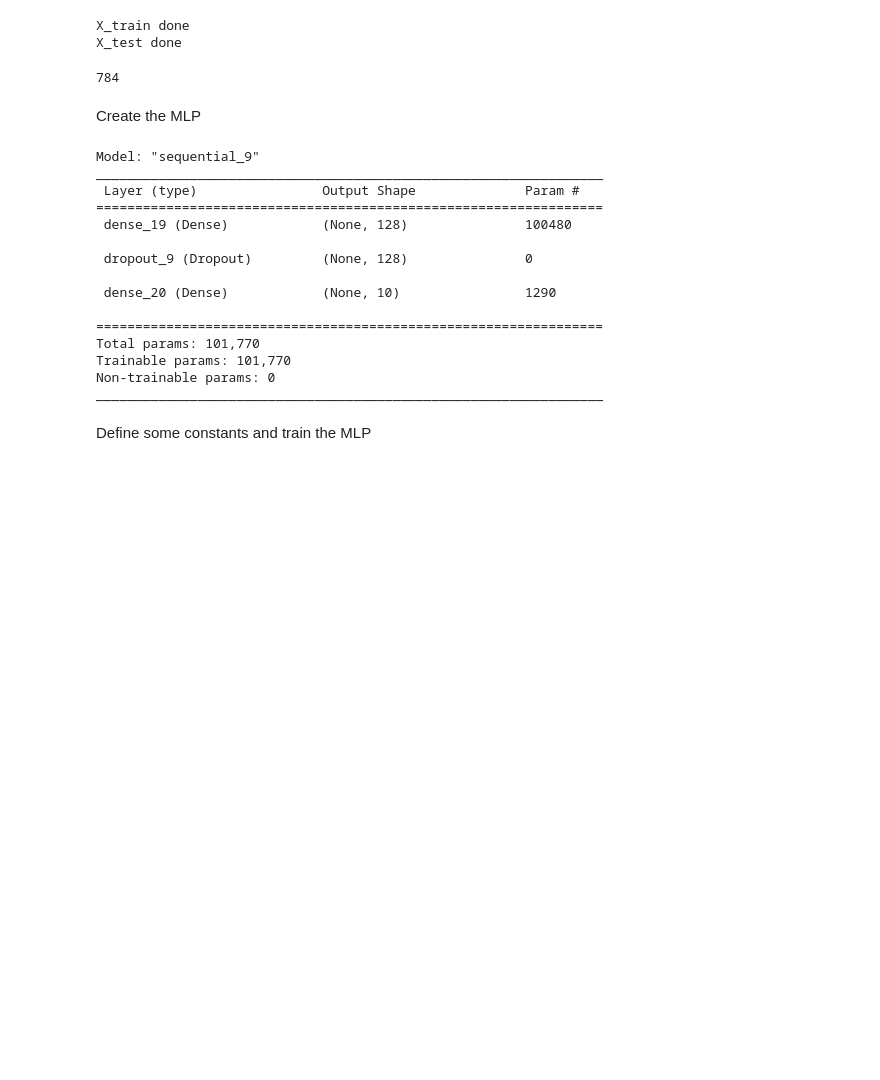
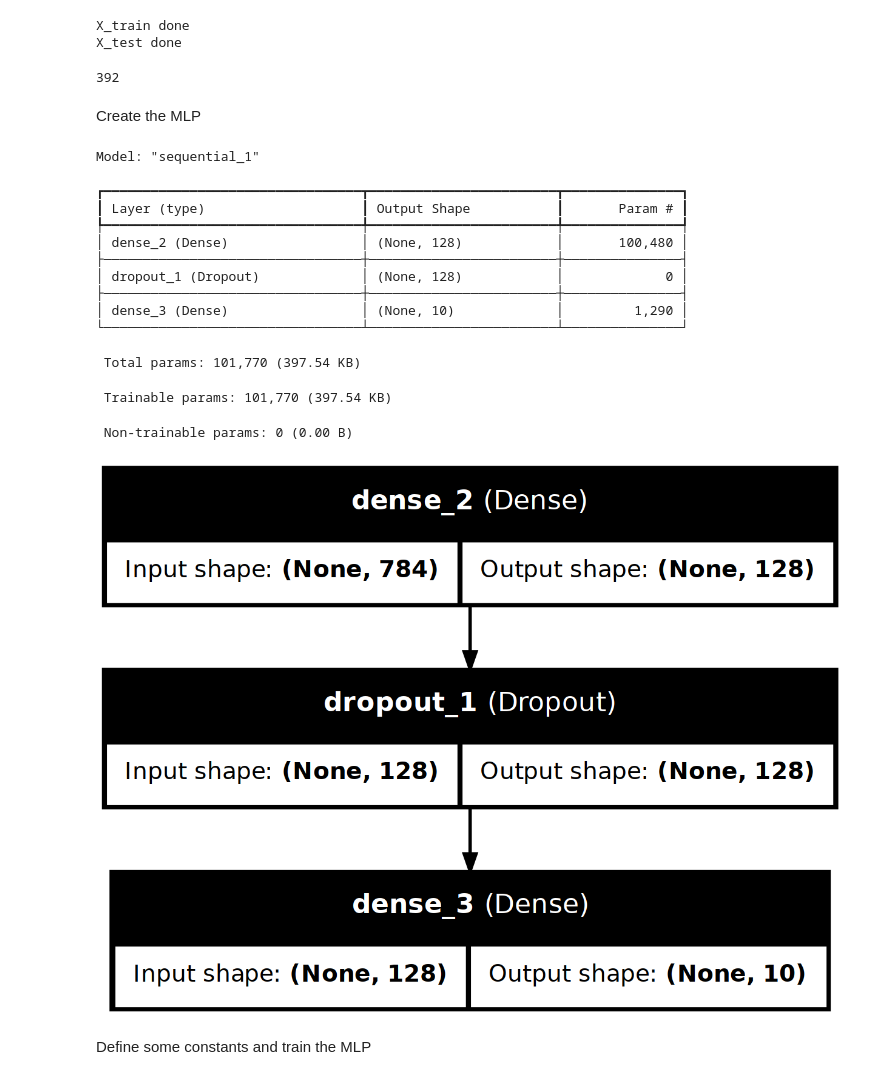
Before and after one commit to Sainane/PW4_ARN, a Jupyter notebook: MLP_from_HOG.ipynb, the cells around one changed output. Drawn from its saved outputs; the diff is of its cells as text; code cells hidden in the pictures; blank space fills up the shorter version.

```diff
--- a/MLP_from_HOG.ipynb
+++ b/MLP_from_HOG.ipynb
@@ -49,7 +49,7 @@ Y_test = to_categorical(y_test, n_classes)
 ### An example of how to compute the histogram of gradients
 Let's compute the HOG for one image in the test dataset
 # %%
-n_orientations = 16
+n_orientations = 8
 pix_p_cell = 4
 hog_size = int(height * width * n_orientations / (pix_p_cell * pix_p_cell))
 # %%
@@ -89,7 +89,7 @@ X_test done
 # %%
 hog_size
 # %% [output]
-784
+392
 # %% [markdown]
 Create the MLP
 # %%
@@ -100,21 +100,26 @@ model.add(Dense(n_classes, activation='softmax'))
 
 model.summary()
 # %% [output]
-Model: "sequential_9"
-_________________________________________________________________
- Layer (type)                Output Shape              Param #
-=================================================================
- dense_19 (Dense)            (None, 128)               100480
-
- dropout_9 (Dropout)         (None, 128)               0
-
- dense_20 (Dense)            (None, 10)                1290
-
-=================================================================
-Total params: 101,770
-Trainable params: 101,770
-Non-trainable params: 0
-_________________________________________________________________
+Model: "sequential_1"
+┏━━━━━━━━━━━━━━━━━━━━━━━━━━━━━━━━━┳━━━━━━━━━━━━━━━━━━━━━━━━┳━━━━━━━━━━━━━━━┓
+┃ Layer (type)                    ┃ Output Shape           ┃       Param # ┃
+┡━━━━━━━━━━━━━━━━━━━━━━━━━━━━━━━━━╇━━━━━━━━━━━━━━━━━━━━━━━━╇━━━━━━━━━━━━━━━┩
+│ dense_2 (Dense)                 │ (None, 128)            │       100,480 │
+├─────────────────────────────────┼────────────────────────┼───────────────┤
+│ dropout_1 (Dropout)             │ (None, 128)            │             0 │
+├─────────────────────────────────┼────────────────────────┼───────────────┤
+│ dense_3 (Dense)                 │ (None, 10)             │         1,290 │
+└─────────────────────────────────┴────────────────────────┴───────────────┘
+ Total params: 101,770 (397.54 KB)
+ Trainable params: 101,770 (397.54 KB)
+ Non-trainable params: 0 (0.00 B)
+# %%
+from tensorflow.keras.utils import plot_model
+
+# Plot the model architecture
+plot_model(model, show_shapes=True, show_layer_names=True)
+# %% [output]
+[figure, added]
 # %% [markdown]
 Define some constants and train the MLP
 # %%
```
Also changed, not shown: 6 other files.
